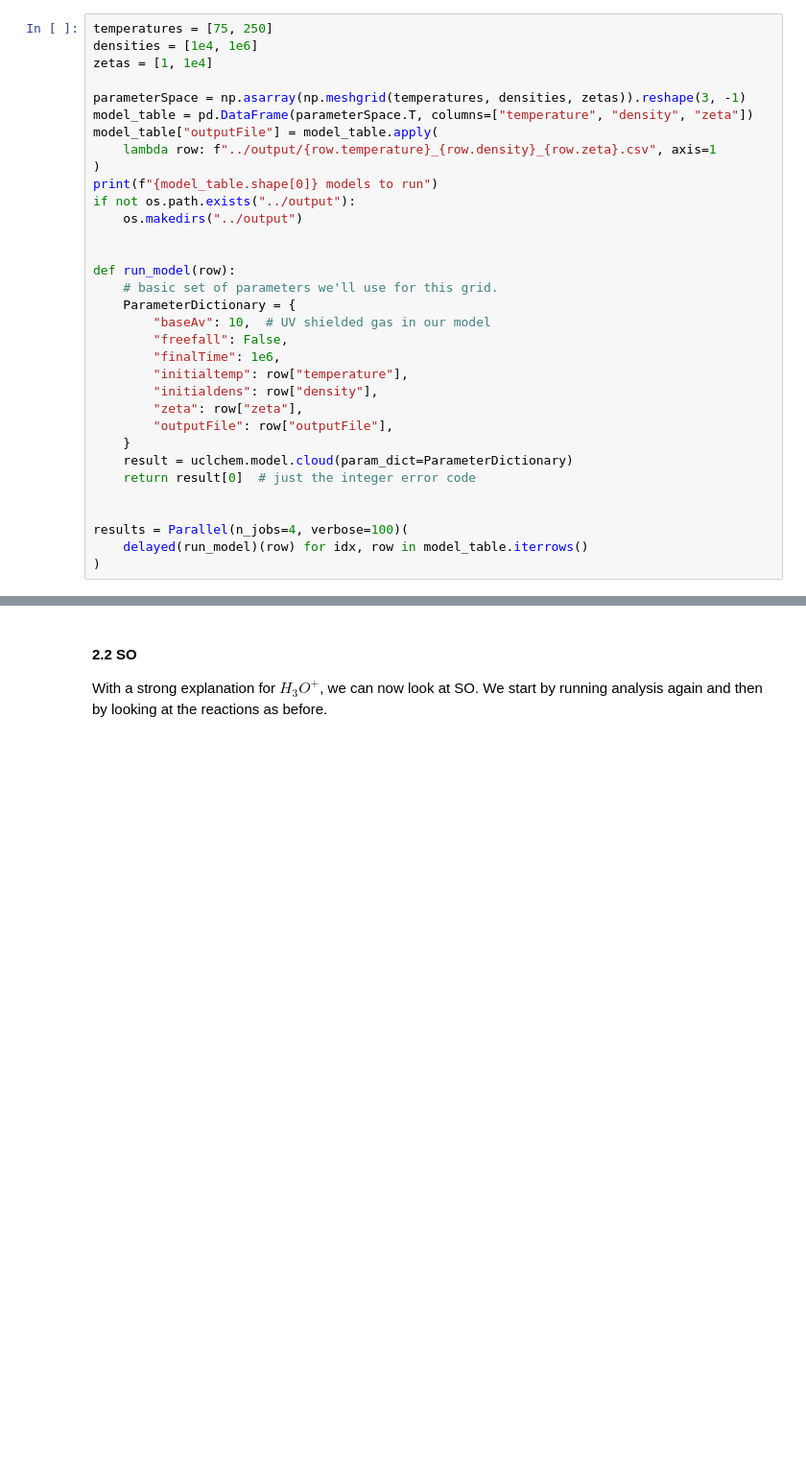
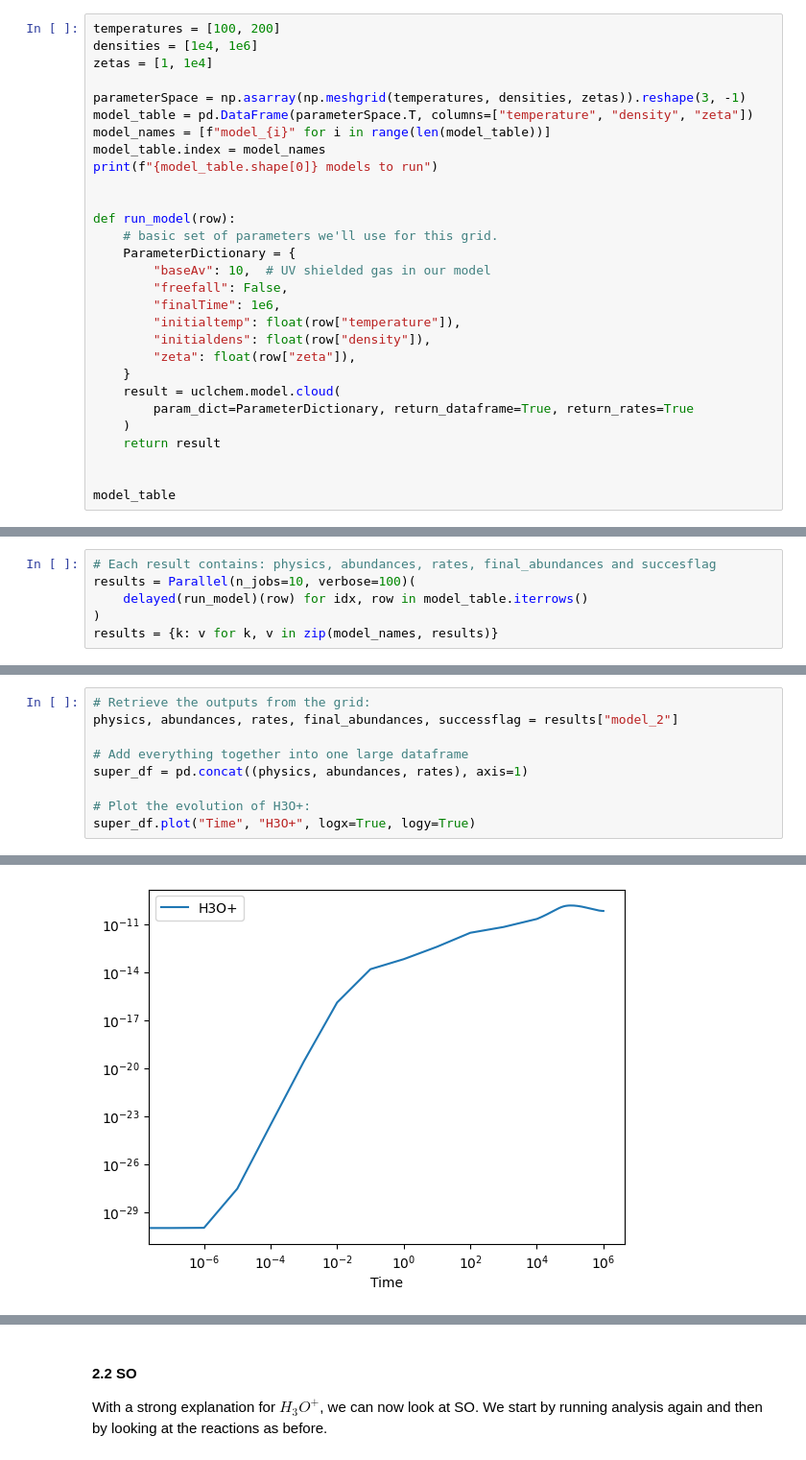
Before and after one commit to uclchem/UCLCHEM, a Jupyter notebook: notebooks/4_chemical_analysis.ipynb, the cells around one changed output, grey strips where cells are left out. Shown at 96% size. Cells and saved outputs as stored; diff of their text form; blank space fills up the shorter version.

```diff
--- a/notebooks/4_chemical_analysis.ipynb
+++ b/notebooks/4_chemical_analysis.ipynb
@@ -40,16 +47,13 @@ and that will give us enough to work with for our analysis.
 # %%
-temperatures = [75, 250]
+temperatures = [100, 200]
 densities = [1e4, 1e6]
 zetas = [1, 1e4]
 
 parameterSpace = np.asarray(np.meshgrid(temperatures, densities, zetas)).reshape(3, -1)
 model_table = pd.DataFrame(parameterSpace.T, columns=["temperature", "density", "zeta"])
-model_table["outputFile"] = model_table.apply(
-    lambda row: f"../output/{row.temperature}_{row.density}_{row.zeta}.csv", axis=1
-)
+model_names = [f"model_{i}" for i in range(len(model_table))]
+model_table.index = model_names
 print(f"{model_table.shape[0]} models to run")
-if not os.path.exists("../output"):
-    os.makedirs("../output")
 
 
 def run_model(row):
@@ -58,15 +62,14 @@ def run_model(row):
         "baseAv": 10,  # UV shielded gas in our model
         "freefall": False,
         "finalTime": 1e6,
-        "initialtemp": row["temperature"],
-        "initialdens": row["density"],
-        "zeta": row["zeta"],
-        "outputFile": row["outputFile"],
+        "initialtemp": float(row["temperature"]),
+        "initialdens": float(row["density"]),
+        "zeta": float(row["zeta"]),
     }
-    result = uclchem.model.cloud(param_dict=ParameterDictionary)
-    return result[0]  # just the integer error code
+    result = uclchem.model.cloud(
+        param_dict=ParameterDictionary, return_dataframe=True, return_rates=True
+    )
+    return result
 
 
-results = Parallel(n_jobs=4, verbose=100)(
-    delayed(run_model)(row) for idx, row in model_table.iterrows()
-)
+model_table
@@ -72,0 +87,6 @@ results = Parallel(n_jobs=4, verbose=100)(
+# %%
+# Each result contains: physics, abundances, rates, final_abundances and succesflag
+results = Parallel(n_jobs=10, verbose=100)(
+    delayed(run_model)(row) for idx, row in model_table.iterrows()
+)
+results = {k: v for k, v in zip(model_names, results)}
@@ -101,0 +121,10 @@ with open("../output/H3O-analysis-250.0_10000.0_1.0.csv") as fh:
+# %%
+# Retrieve the outputs from the grid:
+physics, abundances, rates, final_abundances, successflag = results["model_2"]
+
+# Add everything together into one large dataframe
+super_df = pd.concat((physics, abundances, rates), axis=1)
+
+# Plot the evolution of H3O+:
+super_df.plot("Time", "H3O+", logx=True, logy=True)
+# %% [output]
@@ -101,0 +132 @@ with open("../output/H3O-analysis-250.0_10000.0_1.0.csv") as fh:
+[figure, added]
```
Also changed, not shown: parts of 20 cells of this notebook, 32 other files.
